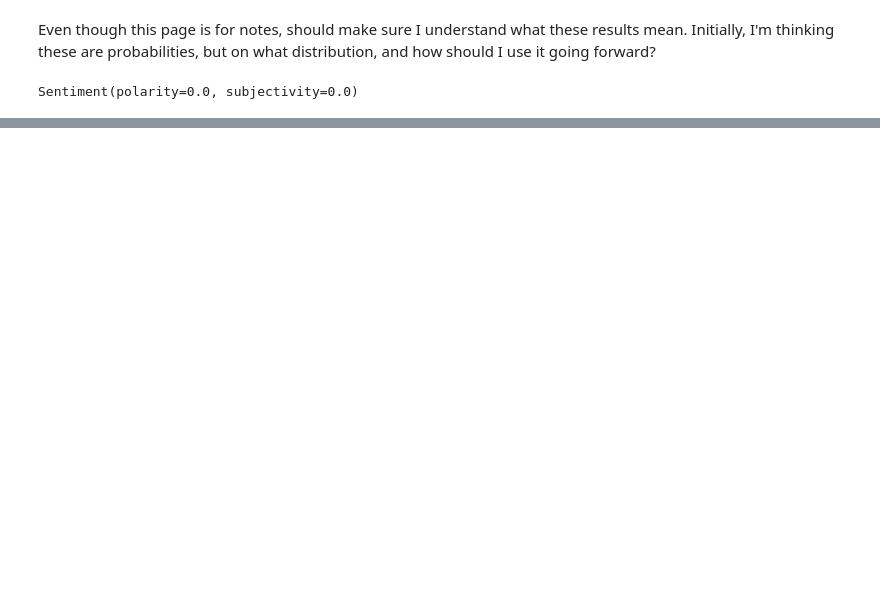
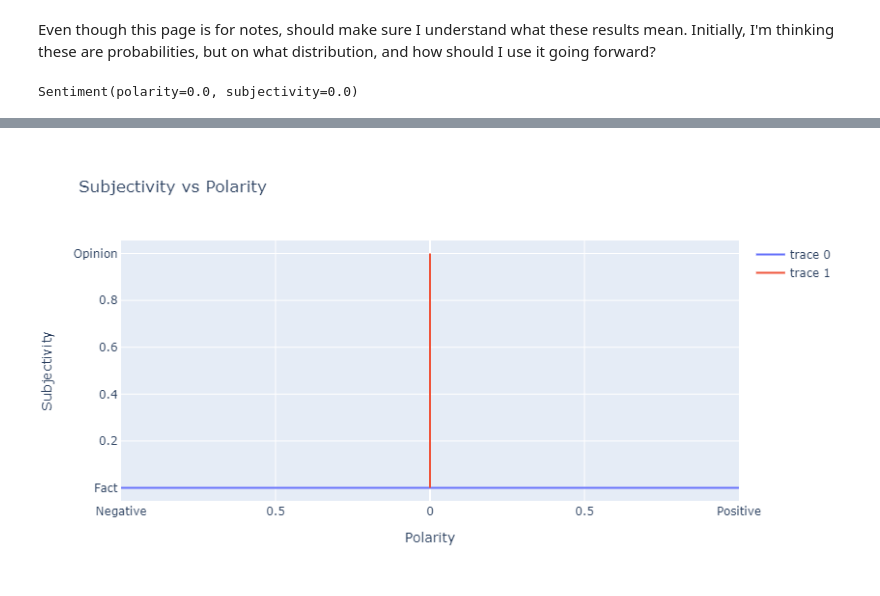
Before and after one commit to terrenceedmonds/ign_analysis, a Jupyter notebook: current_notes.ipynb, the cells around one changed output, grey strips where cells are left out. Cells and saved outputs as stored; diff of their text form; code cells hidden in the pictures; blank space fills up the shorter version.

Commit message:
update for after presentation

```diff
--- a/current_notes.ipynb
+++ b/current_notes.ipynb
@@ -138,0 +164,35 @@ Sentiment(polarity=0.0, subjectivity=0.0)
+# %%
+polarity_points = np.linspace(start=-1, stop=1, num=200)
+polarity_y = np.zeros(200)
+
+subjectivity_points = np.linspace(start=0, stop=1, num=100)
+subjectivity_x = np.zeros(100)
+
+fig = go.Figure()
+
+fig.add_trace(go.Scatter(
+    x = polarity_points,
+    y = polarity_y))
+
+fig.add_trace(go.Scatter(
+    x = subjectivity_x,
+    y = subjectivity_points))
+
+fig.update_layout(title='Subjectivity vs Polarity',
+                  xaxis_title='Polarity',
+                  yaxis_title='Subjectivity',
+                  xaxis = dict(
+                      tickmode='array',
+                      tickvals=[-1, -0.5, 0, 0.5, 1.0],
+                      ticktext=['Negative', '0.5', '0', '0.5', 'Positive']),
+                  yaxis = dict(tickmode='array',
+                               tickvals=[0, 0.2, 0.4, 0.6, 0.8, 1.0],
+                               ticktext=['Fact', '0.2', '0.4', '0.6', '0.8', 'Opinion']) )
+
+fig.write_image('project_notes_or_data/photos_for_presentation/subjectivity_polarity_key.jpg', scale=2.0)
+
+fig.show()
+
+# fig.update_layout()
+# %% [output]
+[figure, added]
```
Also changed, not shown: parts of 3 cells of this notebook, 3 other files.
